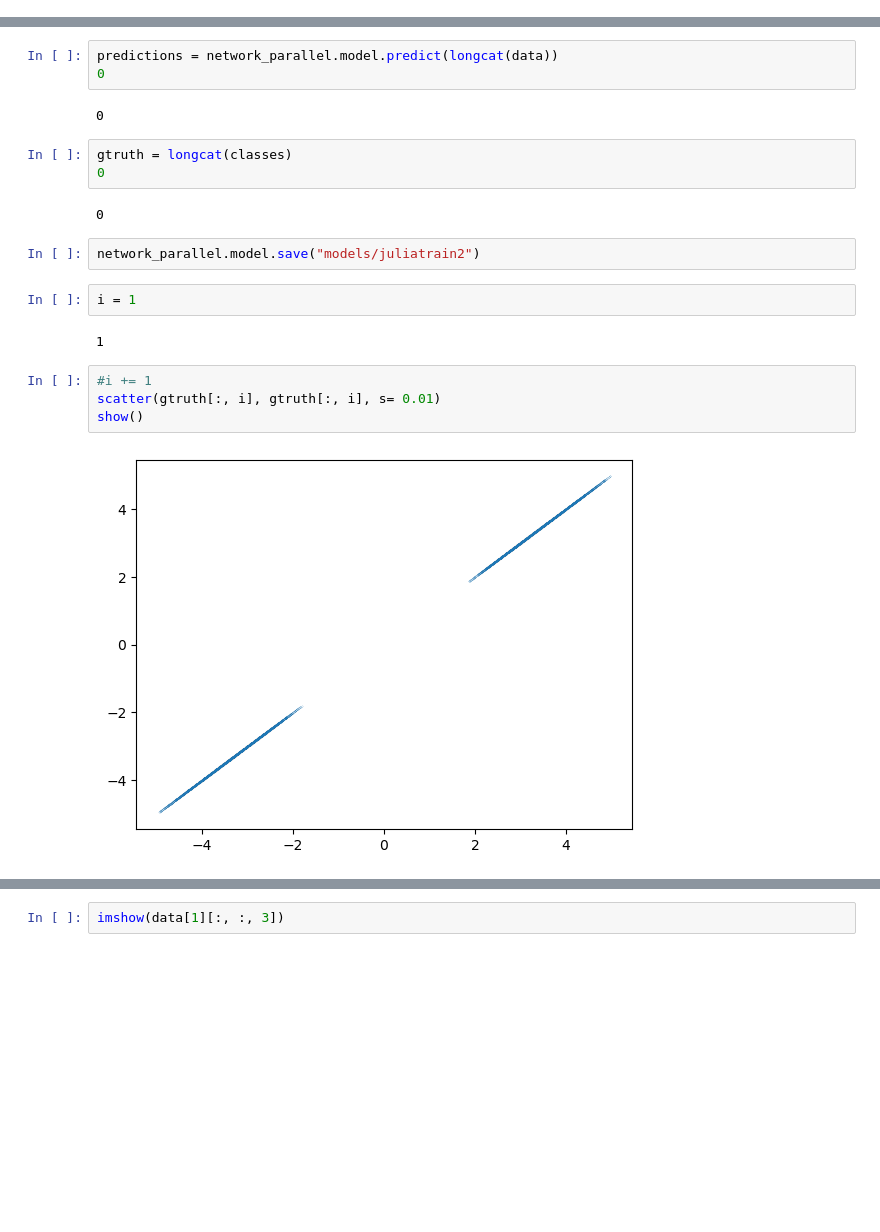
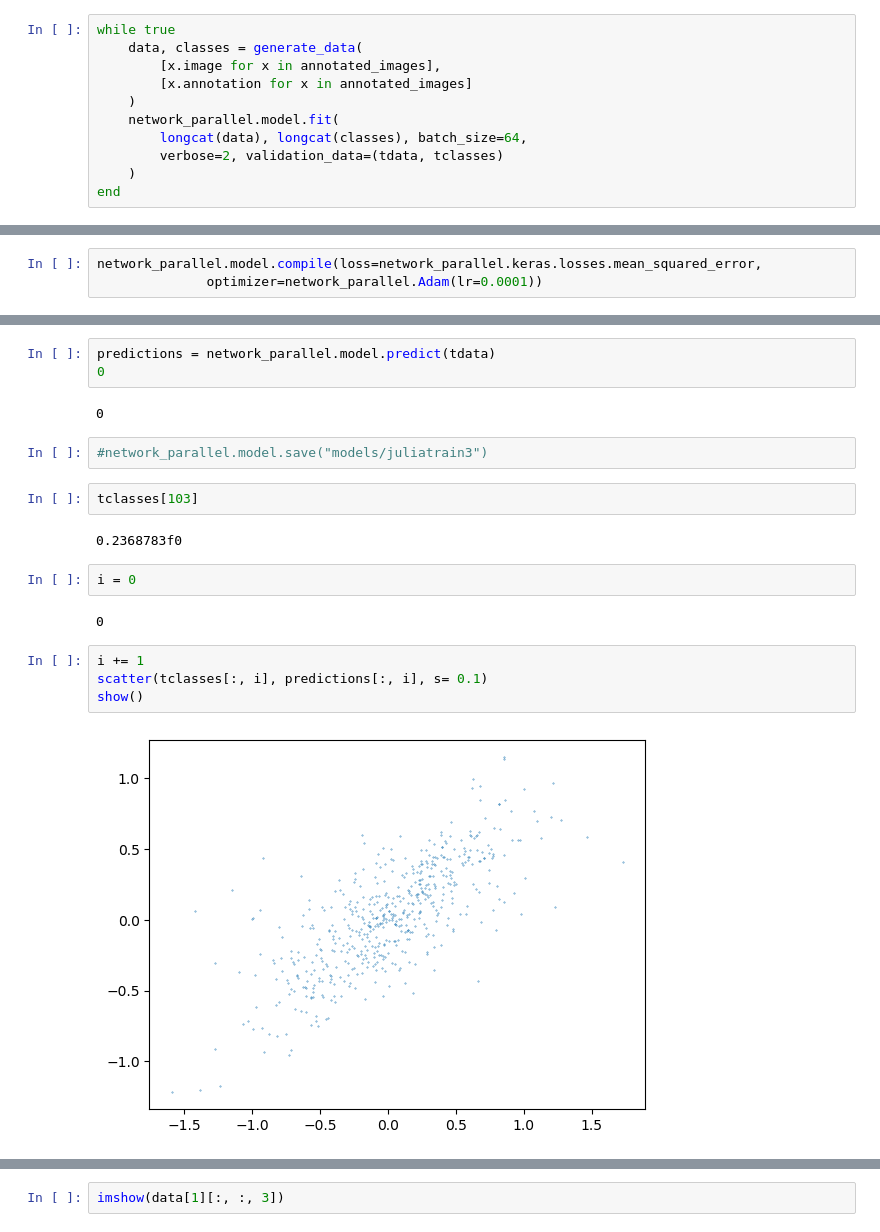
Before and after one commit to HastingsGreer/DualProbeUltrasound, a Jupyter notebook: julia-generation-demo.ipynb, the cells around one changed output, grey strips where cells are left out. Drawn from its saved outputs; the diff is of its cells as text; blank space fills up the shorter version.

```diff
--- a/julia-generation-demo.ipynb
+++ b/julia-generation-demo.ipynb
@@ -136 +144,12 @@ iEpoch 1/1
 InterruptException: InterruptException:
+# %%
+while true
+    data, classes = generate_data(
+        [x.image for x in annotated_images],
+        [x.annotation for x in annotated_images]
+    )
+    network_parallel.model.fit(
+        longcat(data), longcat(classes), batch_size=64,
+        verbose=2, validation_data=(tdata, tclasses)
+    )
+end
@@ -137,5 +174,8 @@ InterruptException: InterruptException:
 # %%
 using BenchmarkTools
+# %%
+network_parallel.model.compile(loss=network_parallel.keras.losses.mean_squared_error,
+              optimizer=network_parallel.Adam(lr=0.0001))
 # %%
 @time [generate_sample(jimage, annotation) for _ = 1:7000]
 0
@@ -157,23 +196,22 @@ PyObject <tensorflow.python.keras.callbacks.History object at 0x...>
 # %%
-predictions = network_parallel.model.predict(longcat(data))
+predictions = network_parallel.model.predict(tdata)
 0
 # %% [output]
 0
-# %%
-gtruth = longcat(classes)
-0
-# %% [output]
-0
 # %%
-network_parallel.model.save("models/juliatrain2")
+#network_parallel.model.save("models/juliatrain3")
+# %%
+tclasses[103]
+# %% [output]
+0.2368783f0
 # %%
-i = 1
+i = 0
 # %% [output]
-1
+0
 # %%
-#i += 1
-scatter(gtruth[:, i], gtruth[:, i], s= 0.01)
+i += 1
+scatter(tclasses[:, i], predictions[:, i], s= 0.1)
 show()
 # %% [output]
-[figure, old version]
+[figure, new version]
 # %%
```
Also changed, not shown: parts of 25 cells of this notebook, 3 other files.
